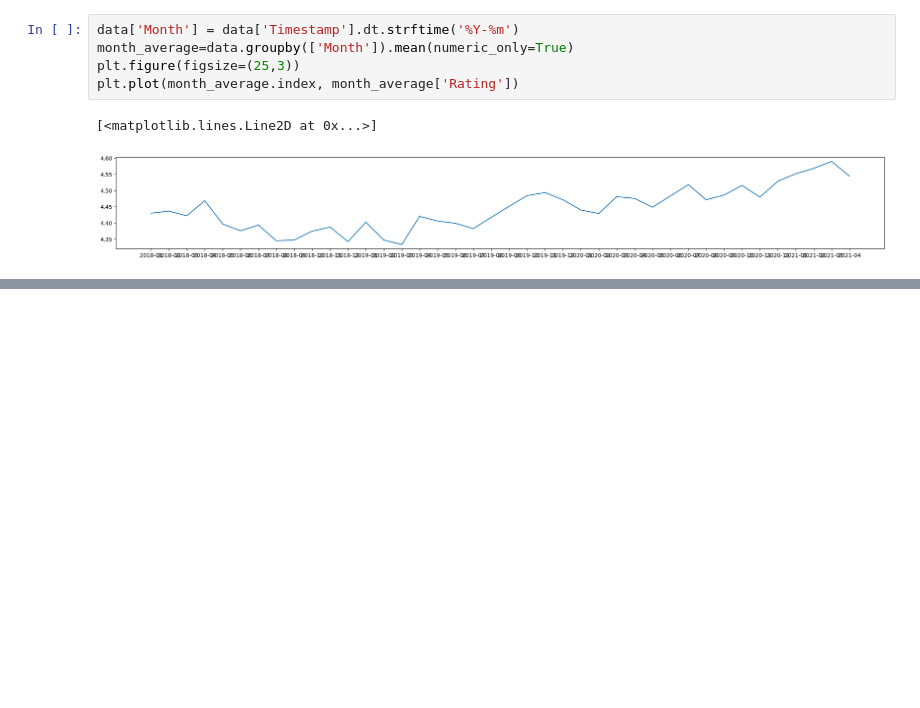
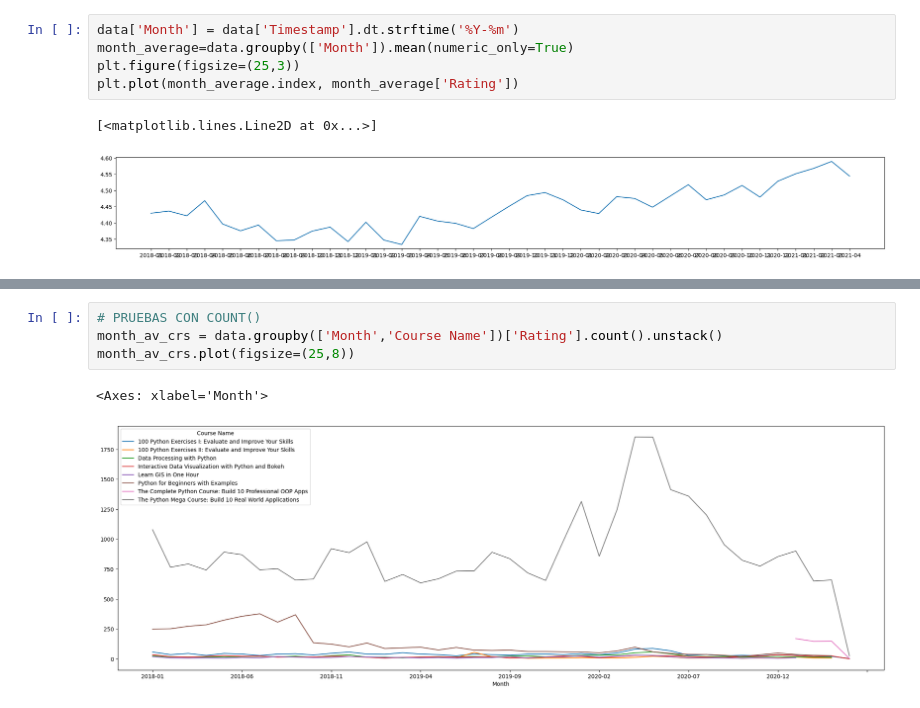
Before and after one commit to VicenteCorts/Learning_Python, a Jupyter notebook: Clase185.ipynb, the cells around one changed output, grey strips where cells are left out. Cells and saved outputs as stored; diff of their text form; blank space fills up the shorter version.

```diff
--- a/Clase185.ipynb
+++ b/Clase185.ipynb
@@ -103,0 +151,7 @@ plt.plot(month_average.index, month_average['Rating'])
+# %%
+# PRUEBAS CON COUNT()
+month_av_crs = data.groupby(['Month','Course Name'])['Rating'].count().unstack()
+month_av_crs.plot(figsize=(25,8))
+# %% [output]
+<Axes: xlabel='Month'>
+[figure, added]
```
Also changed, not shown: parts of 7 cells of this notebook, 1 other file.
